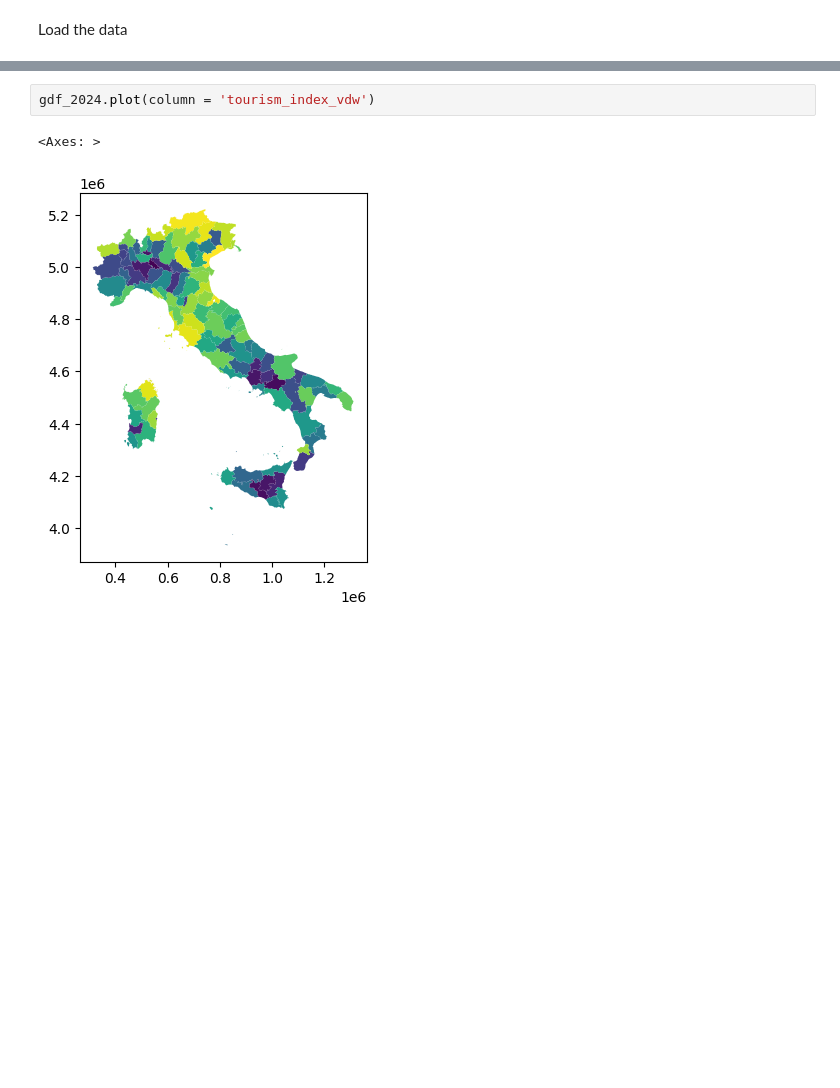
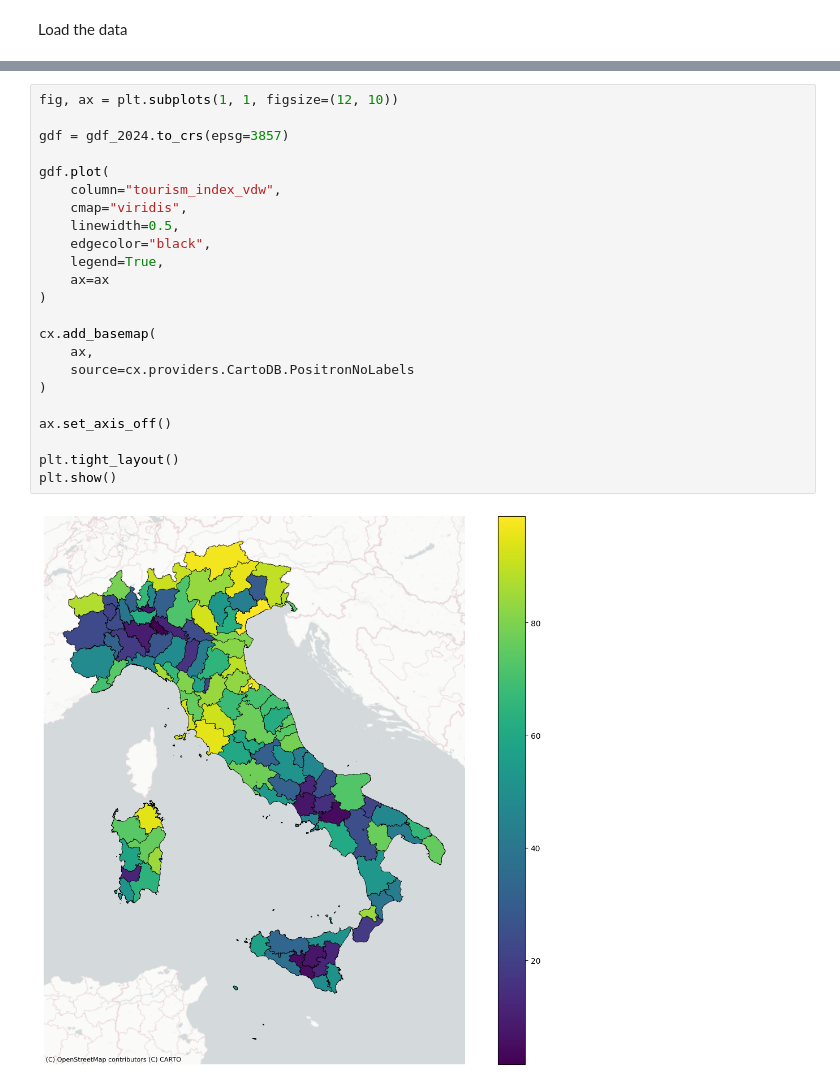
Before and after one commit to FrancescoCorti/Housing_Project, a Jupyter notebook: code/3_1_maps.ipynb, the cells around one changed output, grey strips where cells are left out. Saved outputs shown, nothing was run; the diff lists cells and outputs as text; blank space fills up the shorter version.

```diff
--- a/code/3_1_maps.ipynb
+++ b/code/3_1_maps.ipynb
@@ -49,5 +46,25 @@ memory usage: 83.5+ KB
 # %%
-gdf_2024.plot(column = 'tourism_index_vdw')
+fig, ax = plt.subplots(1, 1, figsize=(12, 10))
+
+gdf = gdf_2024.to_crs(epsg=3857)
+
+gdf.plot(
+    column="tourism_index_vdw",
+    cmap="viridis",
+    linewidth=0.5,
+    edgecolor="black",
+    legend=True,
+    ax=ax
+)
+
+cx.add_basemap(
+    ax,
+    source=cx.providers.CartoDB.PositronNoLabels
+)
+
+ax.set_axis_off()
+
+plt.tight_layout()
+plt.show()
 # %% [output]
-<Axes: >
-[figure, old version]
+[figure, new version]
```
Also changed, not shown: parts of 10 cells of this notebook, 3 other files.
